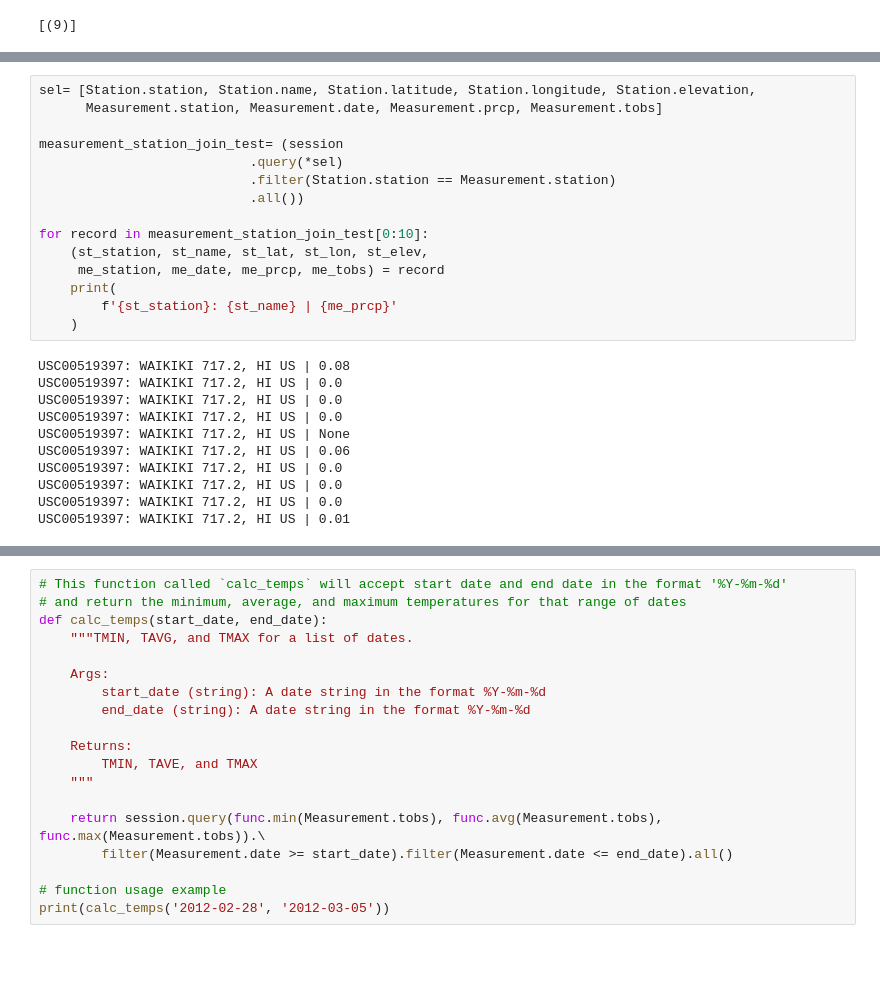
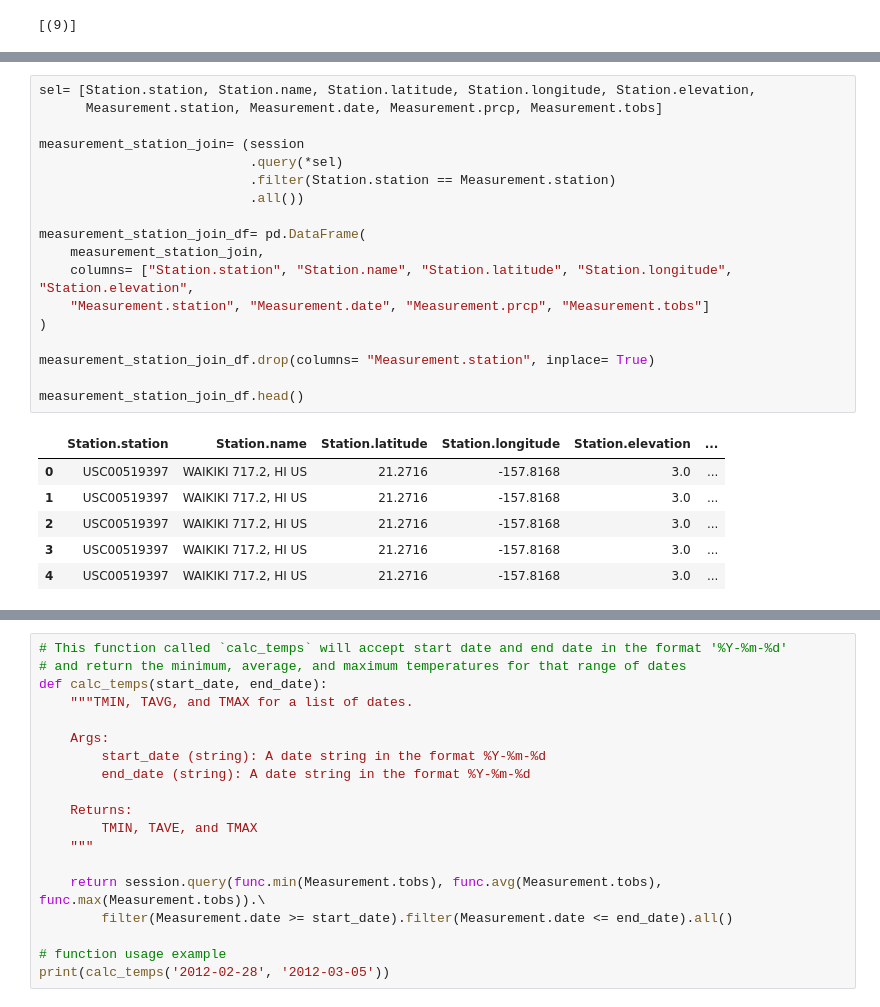
Before and after one commit to tbuck09/Tyler-Bootcamp-Homework-Module-10, a Jupyter notebook: climate_starter.ipynb, the cells around one changed output, grey strips where cells are left out. Drawn from its saved outputs; the diff is of its cells as text; blank space fills up the shorter version.

```diff
--- a/climate_starter.ipynb
+++ b/climate_starter.ipynb
@@ -168,26 +147,25 @@ USC00519397:    0.01    2010-01-11
 # %%
 sel= [Station.station, Station.name, Station.latitude, Station.longitude, Station.elevation,
       Measurement.station, Measurement.date, Measurement.prcp, Measurement.tobs]
 
-measurement_station_join_test= (session
+measurement_station_join= (session
                            .query(*sel)
                            .filter(Station.station == Measurement.station)
                            .all())
 
-for record in measurement_station_join_test[0:10]:
-    (st_station, st_name, st_lat, st_lon, st_elev,
-     me_station, me_date, me_prcp, me_tobs) = record
-    print(
-        f'{st_station}: {st_name} | {me_prcp}'
-    )
+measurement_station_join_df= pd.DataFrame(
+    measurement_station_join,
+    columns= ["Station.station", "Station.name", "Station.latitude", "Station.longitude", "Station.elevation",
+    "Measurement.station", "Measurement.date", "Measurement.prcp", "Measurement.tobs"]
+)
+
+measurement_station_join_df.drop(columns= "Measurement.station", inplace= True)
+
+measurement_station_join_df.head()
 # %% [output]
-USC00519397: WAIKIKI 717.2, HI US | 0.08
-USC00519397: WAIKIKI 717.2, HI US | 0.0
-USC00519397: WAIKIKI 717.2, HI US | 0.0
-USC00519397: WAIKIKI 717.2, HI US | 0.0
-USC00519397: WAIKIKI 717.2, HI US | None
-USC00519397: WAIKIKI 717.2, HI US | 0.06
-USC00519397: WAIKIKI 717.2, HI US | 0.0
-USC00519397: WAIKIKI 717.2, HI US | 0.0
-USC00519397: WAIKIKI 717.2, HI US | 0.0
-USC00519397: WAIKIKI 717.2, HI US | 0.01
+|  | Station.station | Station.name | Station.latitude | Station.longitude | Station.elevation | ... |
+| 0 | USC00519397 | WAIKIKI 717.2, HI US | 21.2716 | -157.8168 | 3.0 | ... |
+| 1 | USC00519397 | WAIKIKI 717.2, HI US | 21.2716 | -157.8168 | 3.0 | ... |
+| 2 | USC00519397 | WAIKIKI 717.2, HI US | 21.2716 | -157.8168 | 3.0 | ... |
+| 3 | USC00519397 | WAIKIKI 717.2, HI US | 21.2716 | -157.8168 | 3.0 | ... |
+| 4 | USC00519397 | WAIKIKI 717.2, HI US | 21.2716 | -157.8168 | 3.0 | ... |
```
Also changed, not shown: parts of 8 cells of this notebook.
